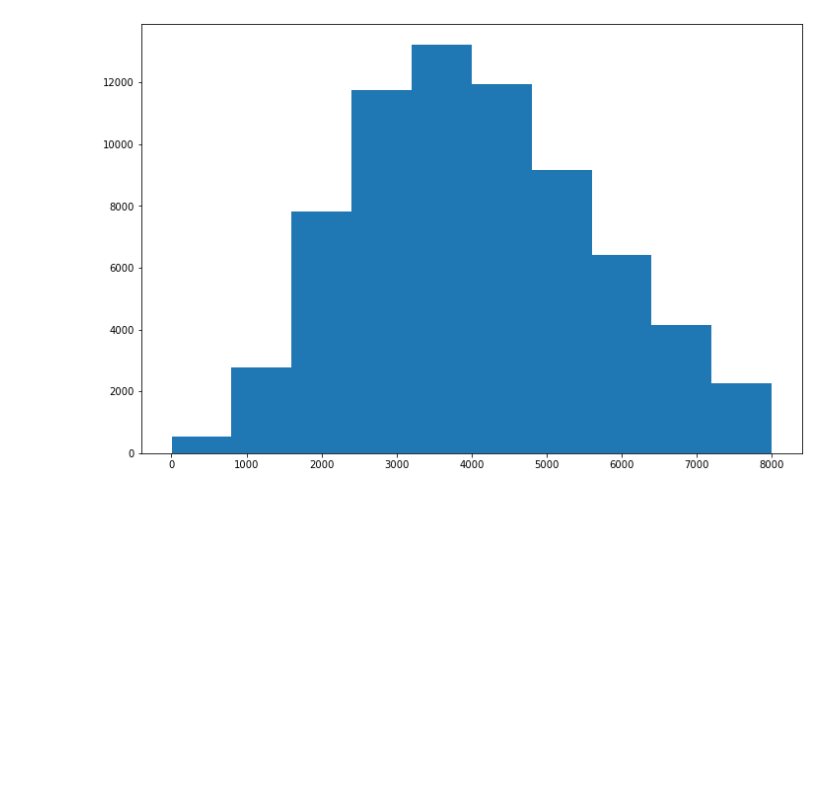
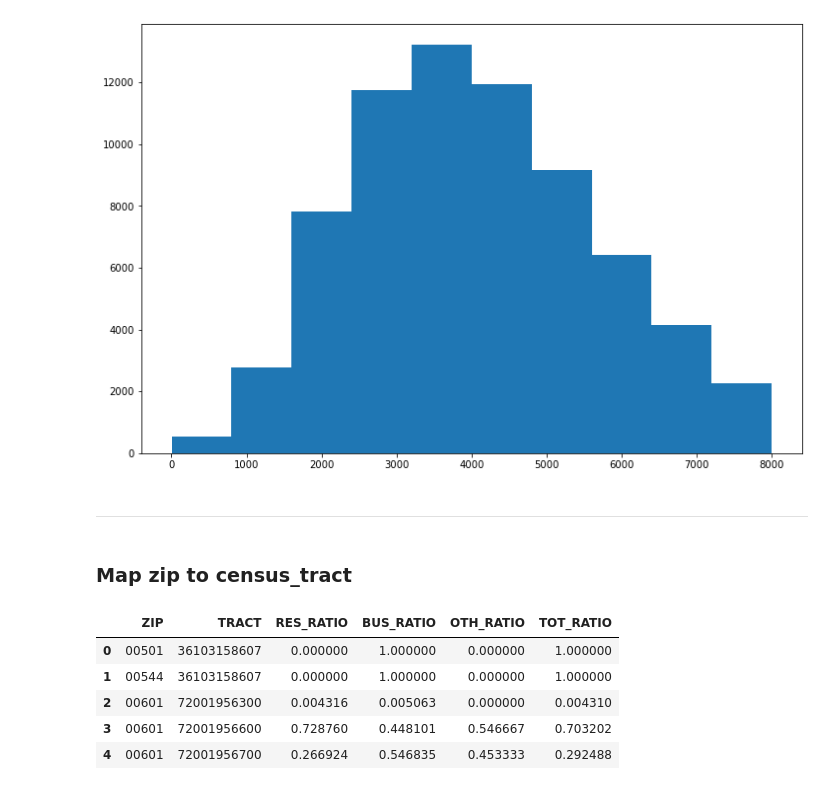
Before and after one commit to derryzrli/food-insecurity-analysis, a Jupyter notebook: starter-code_k.ipynb, the cells around one changed output. Saved outputs shown, nothing was run; the diff lists cells and outputs as text; code cells hidden in the pictures; blank space fills up the shorter version.

```diff
--- a/starter-code_k.ipynb
+++ b/starter-code_k.ipynb
@@ -185,3 +181,9 @@ plt.figure(figsize=(12,8))
 plt.hist(data_2019[data_2019['pop2010'] <= 8000]['pop2010']);
 # %% [output]
 [figure]
+# %% [markdown]
+----
+# %% [markdown]
+### Map zip to census_tract
+# %%
+zip_2010 = pd.read_excel('datasets/zip_tracts/ZIP_TRACT_032010.xlsx', dtype='category')
@@ -187,0 +194,9 @@ plt.hist(data_2019[data_2019['pop2010'] <= 8000]['pop2010']);
+# %%
+zip_2010.head()
+# %% [output]
+|  | ZIP | TRACT | RES_RATIO | BUS_RATIO | OTH_RATIO | TOT_RATIO |
+| 0 | 00501 | 36103158607 | 0.000000 | 1.000000 | 0.000000 | 1.000000 |
+| 1 | 00544 | 36103158607 | 0.000000 | 1.000000 | 0.000000 | 1.000000 |
+| 2 | 00601 | 72001956300 | 0.004316 | 0.005063 | 0.000000 | 0.004310 |
+| 3 | 00601 | 72001956600 | 0.728760 | 0.448101 | 0.546667 | 0.703202 |
+| 4 | 00601 | 72001956700 | 0.266924 | 0.546835 | 0.453333 | 0.292488 |
```
Also changed, not shown: parts of 13 cells of this notebook.
